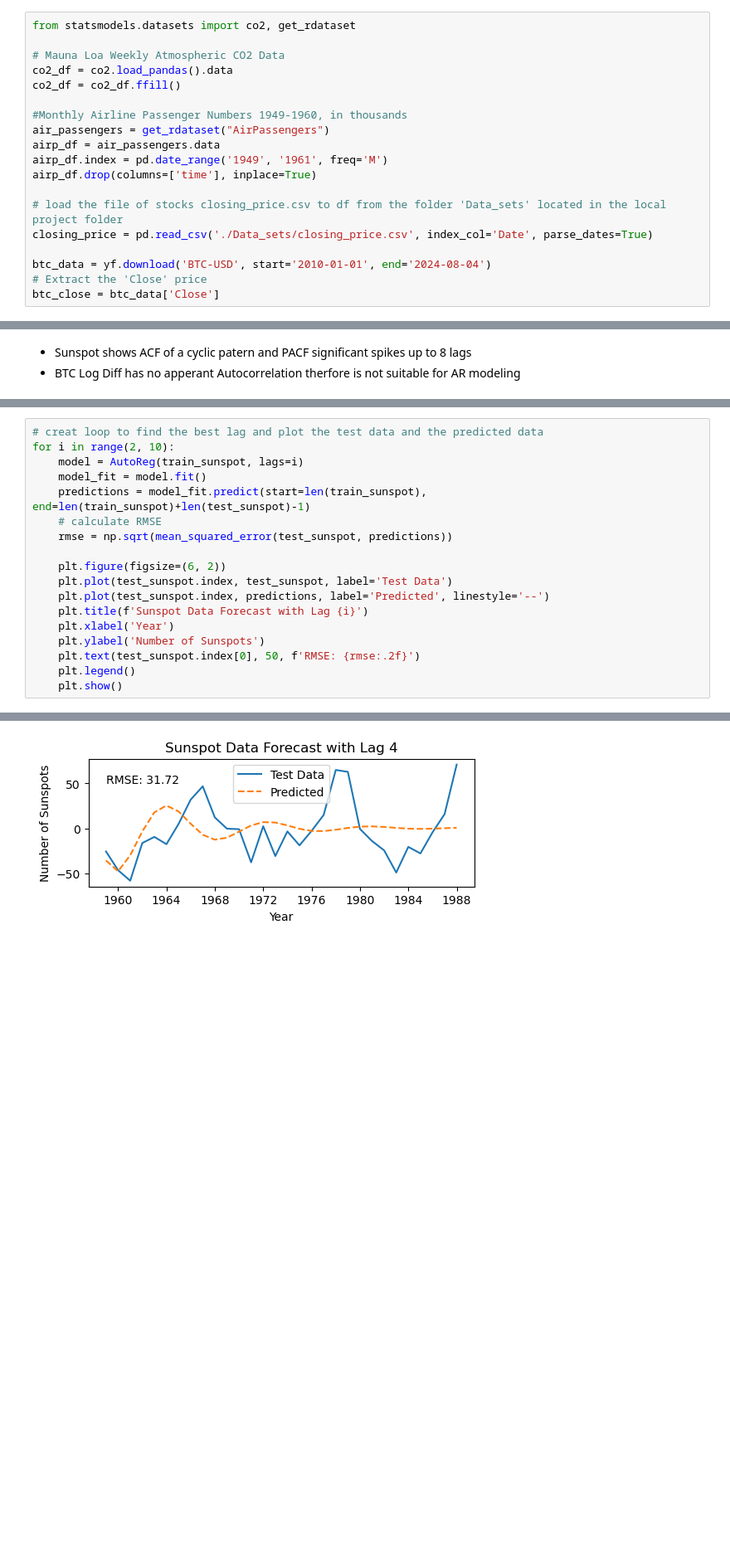
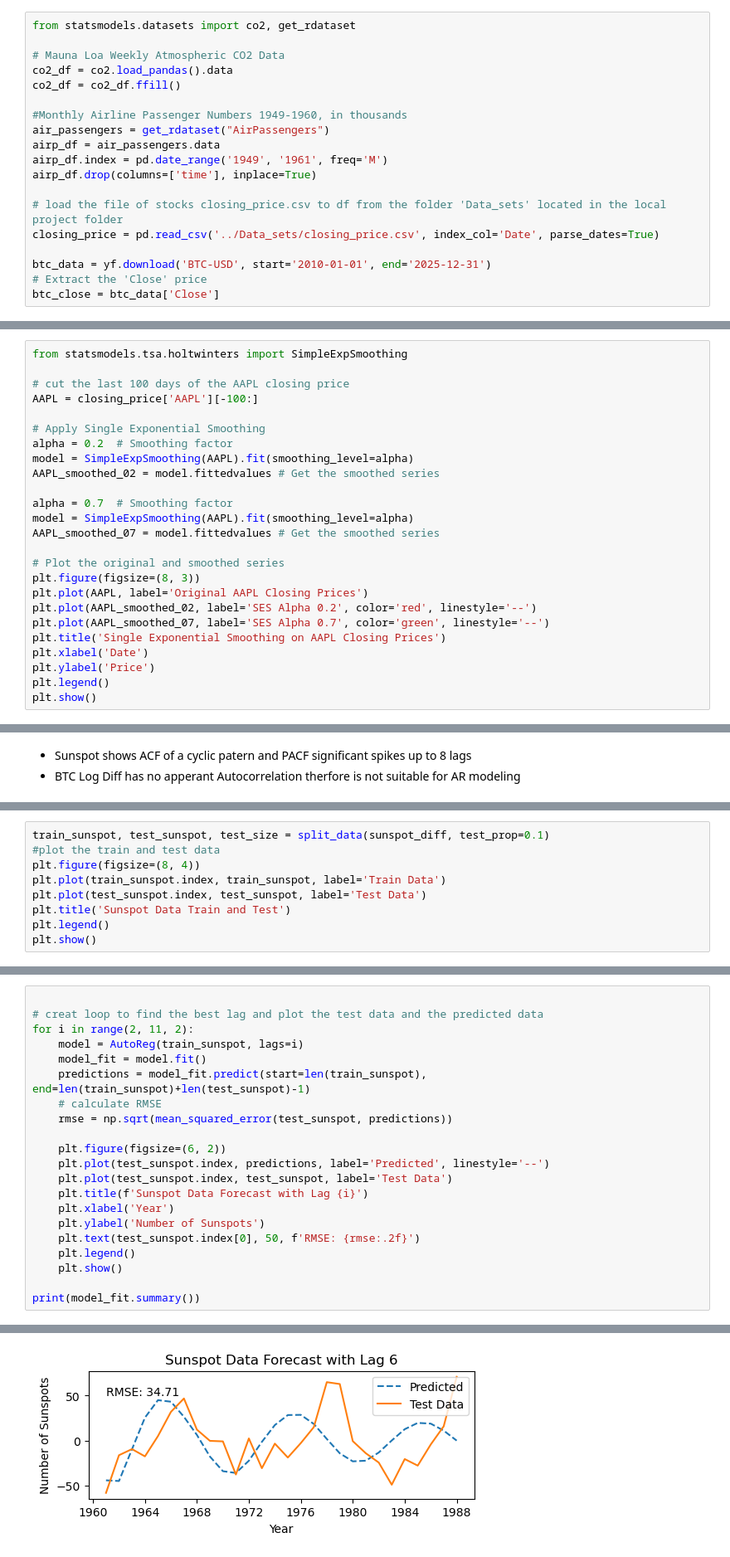
Before and after one commit to imriaharoni/AIRC-Time-Series-Workshop-2025, a Jupyter notebook: Lectures_notebooks/Lecture-3.ipynb, the cells around one changed output, grey strips where cells are left out. Shown at 83% size. Saved outputs shown, nothing was run; the diff lists cells and outputs as text; blank space fills up the shorter version.

```diff
--- a/Lectures_notebooks/Lecture-3.ipynb
+++ b/Lectures_notebooks/Lecture-3.ipynb
@@ -29,9 +68,9 @@ airp_df.index = pd.date_range('1949', '1961', freq='M')
 airp_df.drop(columns=['time'], inplace=True)
 
 # load the file of stocks closing_price.csv to df from the folder 'Data_sets' located in the local project folder
-closing_price = pd.read_csv('./Data_sets/closing_price.csv', index_col='Date', parse_dates=True)
+closing_price = pd.read_csv('../Data_sets/closing_price.csv', index_col='Date', parse_dates=True)
 
-btc_data = yf.download('BTC-USD', start='2010-01-01', end='2024-08-04')
+btc_data = yf.download('BTC-USD', start='2010-01-01', end='2025-12-31')
 # Extract the 'Close' price
 btc_close = btc_data['Close']
 # %% [output]
@@ -339,0 +89,25 @@ plt.show()
+# %%
+from statsmodels.tsa.holtwinters import SimpleExpSmoothing
+
+# cut the last 100 days of the AAPL closing price
+AAPL = closing_price['AAPL'][-100:]
+
+# Apply Single Exponential Smoothing
+alpha = 0.2  # Smoothing factor
+model = SimpleExpSmoothing(AAPL).fit(smoothing_level=alpha)
+AAPL_smoothed_02 = model.fittedvalues # Get the smoothed series
+
+alpha = 0.7  # Smoothing factor
+model = SimpleExpSmoothing(AAPL).fit(smoothing_level=alpha)
+AAPL_smoothed_07 = model.fittedvalues # Get the smoothed series
+
+# Plot the original and smoothed series
+plt.figure(figsize=(8, 3))
+plt.plot(AAPL, label='Original AAPL Closing Prices')
+plt.plot(AAPL_smoothed_02, label='SES Alpha 0.2', color='red', linestyle='--')
+plt.plot(AAPL_smoothed_07, label='SES Alpha 0.7', color='green', linestyle='--')
+plt.title('Single Exponential Smoothing on AAPL Closing Prices')
+plt.xlabel('Date')
+plt.ylabel('Price')
+plt.legend()
+plt.show()
@@ -355,0 +572,9 @@ test shape: (30,)
+# %%
+train_sunspot, test_sunspot, test_size = split_data(sunspot_diff, test_prop=0.1)
+#plot the train and test data
+plt.figure(figsize=(8, 4))
+plt.plot(train_sunspot.index, train_sunspot, label='Train Data')
+plt.plot(test_sunspot.index, test_sunspot, label='Test Data')
+plt.title('Sunspot Data Train and Test')
+plt.legend()
+plt.show()
@@ -356,6 +585,7 @@ test shape: (30,)
 # %%
+
 # creat loop to find the best lag and plot the test data and the predicted data
-for i in range(2, 10):
+for i in range(2, 11, 2):
     model = AutoReg(train_sunspot, lags=i)
     model_fit = model.fit()
     predictions = model_fit.predict(start=len(train_sunspot), end=len(train_sunspot)+len(test_sunspot)-1)
@@ -363,12 +593,14 @@ for i in range(2, 10):
     rmse = np.sqrt(mean_squared_error(test_sunspot, predictions))
 
     plt.figure(figsize=(6, 2))
+    plt.plot(test_sunspot.index, predictions, label='Predicted', linestyle='--')
     plt.plot(test_sunspot.index, test_sunspot, label='Test Data')
-    plt.plot(test_sunspot.index, predictions, label='Predicted', linestyle='--')
     plt.title(f'Sunspot Data Forecast with Lag {i}')
     plt.xlabel('Year')
     plt.ylabel('Number of Sunspots')
     plt.text(test_sunspot.index[0], 50, f'RMSE: {rmse:.2f}')
     plt.legend()
     plt.show()
+
+print(model_fit.summary())
 # %% [output]
@@ -377 +609 @@ for i in range(2, 10):
-[figure, old version]
+[figure, new version]
```
Also changed, not shown: parts of 167 cells of this notebook, 1 other file.
